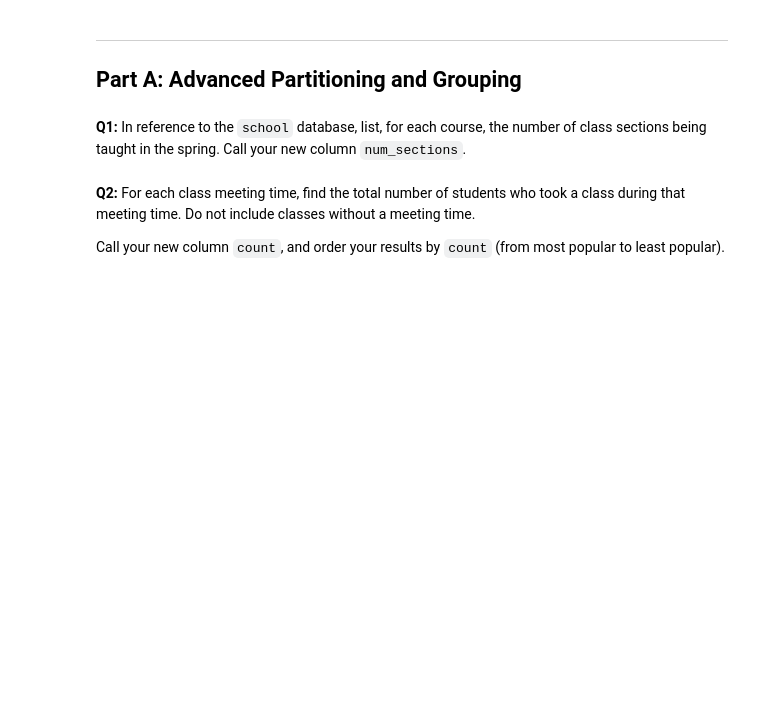
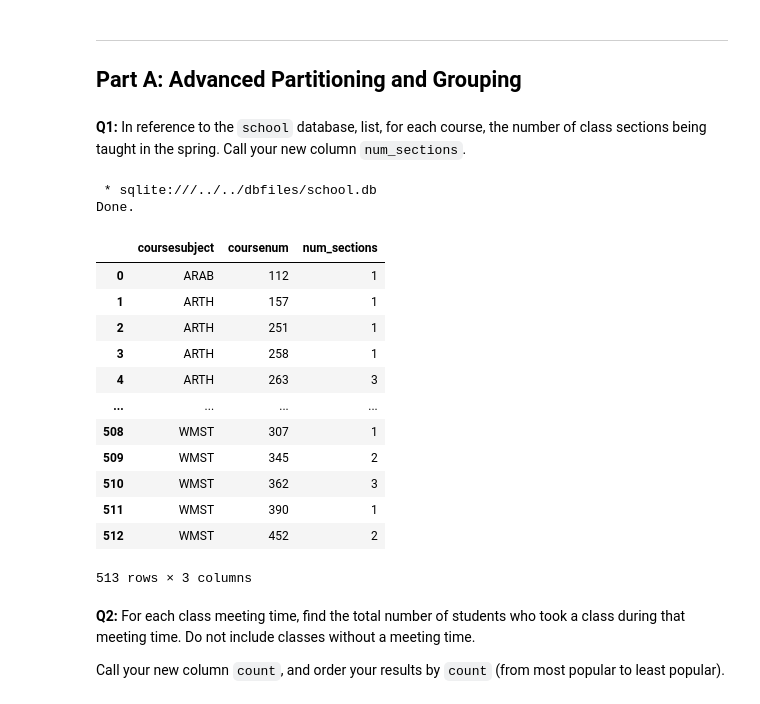
Before and after one commit to nova-nguyen/Data-System-Coursework, a Jupyter notebook: hw/HW_4.d/multiple_advanced.ipynb, the cells around one changed output. Cells and saved outputs as stored; diff of their text form; code cells hidden in the pictures; blank space fills up the shorter version.

```diff
--- a/hw/HW_4.d/multiple_advanced.ipynb
+++ b/hw/HW_4.d/multiple_advanced.ipynb
@@ -63,3 +56,29 @@ resultdf1.head()
+# %%
+query = """SELECT coursesubject, coursenum, COUNT (classsection) as num_sections
+FROM classes
+WHERE classterm == 'SPRING'
+GROUP BY coursesubject, coursenum
+"""
+
+resultset = %sql $query
+resultdf1 = resultset.DataFrame()
+resultdf1
+# %% [output]
+ * sqlite:///../../dbfiles/school.db
+Done.
+|  | coursesubject | coursenum | num_sections |
+| 0 | ARAB | 112 | 1 |
+| 1 | ARTH | 157 | 1 |
+| 2 | ARTH | 251 | 1 |
+| 3 | ARTH | 258 | 1 |
+| 4 | ARTH | 263 | 3 |
+| ... | ... | ... | ... |
+| 508 | WMST | 307 | 1 |
+| 509 | WMST | 345 | 2 |
+| 510 | WMST | 362 | 3 |
+| 511 | WMST | 390 | 1 |
+| 512 | WMST | 452 | 2 |
+513 rows × 3 columns
 # %%
 # Testing cell
 assert resultdf1.shape == (513, 3)
```
Also changed, not shown: parts of 20 cells of this notebook.
